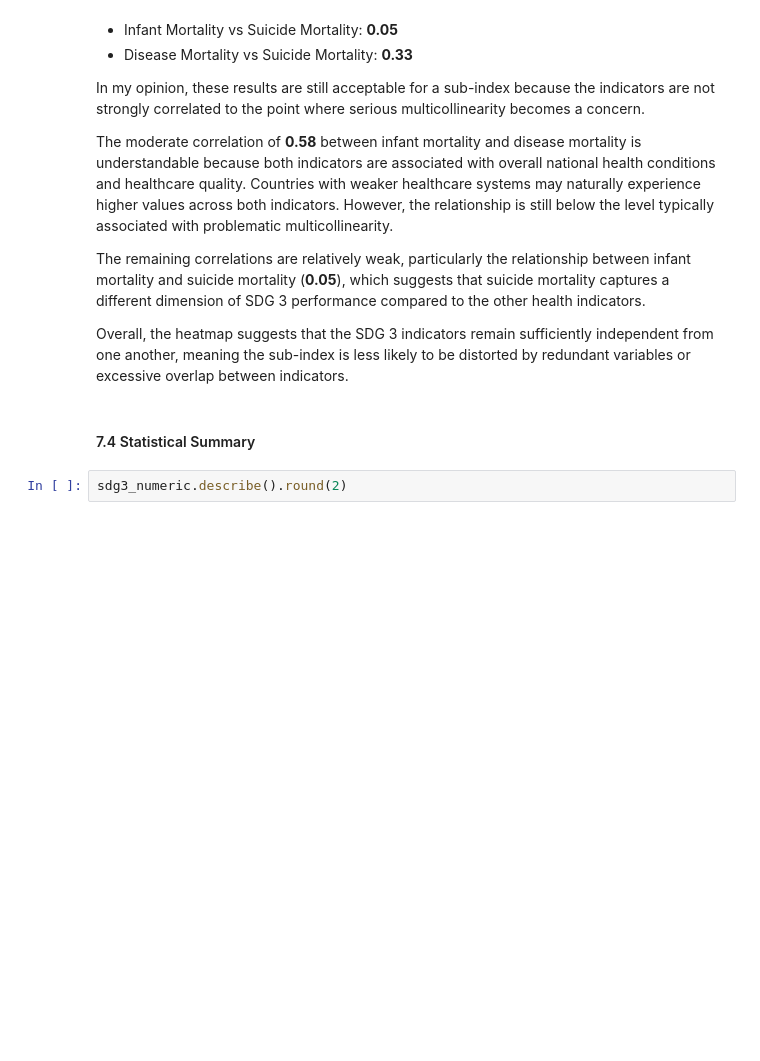
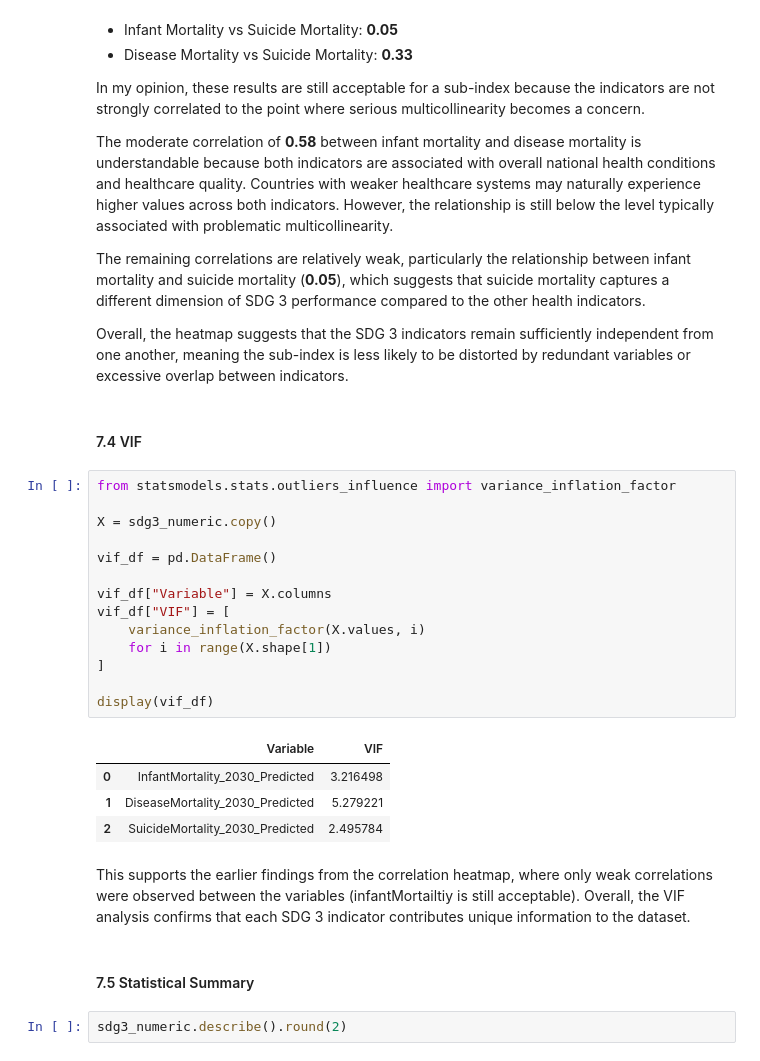
Before and after one commit to frogosorap/SDGReadinessIndex, a Jupyter notebook: Raw_Data/SDG_3_Good_Health_and_Well-Being/Cleaning_SDG_3.ipynb, the cells around one changed output. Cells and saved outputs as stored; diff of their text form; blank space fills up the shorter version.

```diff
--- a/Raw_Data/SDG_3_Good_Health_and_Well-Being/Cleaning_SDG_3.ipynb
+++ b/Raw_Data/SDG_3_Good_Health_and_Well-Being/Cleaning_SDG_3.ipynb
@@ -733,8 +733,31 @@ The moderate correlation of **0.58** between infant mortality and disease mortal
 The remaining correlations are relatively weak, particularly the relationship between infant mortality and suicide mortality (**0.05**), which suggests that suicide mortality captures a different dimension of SDG 3 performance compared to the other health indicators.
 
 Overall, the heatmap suggests that the SDG 3 indicators remain sufficiently independent from one another, meaning the sub-index is less likely to be distorted by redundant variables or excessive overlap between indicators.
+# %% [markdown]
+#### 7.4 VIF
+# %%
+from statsmodels.stats.outliers_influence import variance_inflation_factor
+
+X = sdg3_numeric.copy()
+
+vif_df = pd.DataFrame()
+
+vif_df["Variable"] = X.columns
+vif_df["VIF"] = [
+    variance_inflation_factor(X.values, i)
+    for i in range(X.shape[1])
+]
+
+display(vif_df)
+# %% [output]
+|  | Variable | VIF |
+| 0 | InfantMortality_2030_Predicted | 3.216498 |
+| 1 | DiseaseMortality_2030_Predicted | 5.279221 |
+| 2 | SuicideMortality_2030_Predicted | 2.495784 |
+# %% [markdown]
+This supports the earlier findings from the correlation heatmap, where only weak correlations were observed between the variables (infantMortailtiy is still acceptable). Overall, the VIF analysis confirms that each SDG 3 indicator contributes unique information to the dataset.
 # %% [markdown]
-#### 7.4 Statistical Summary
+#### 7.5 Statistical Summary
 # %%
 sdg3_numeric.describe().round(2)
 # %% [output]
```
Also changed, not shown: 3 other files.
